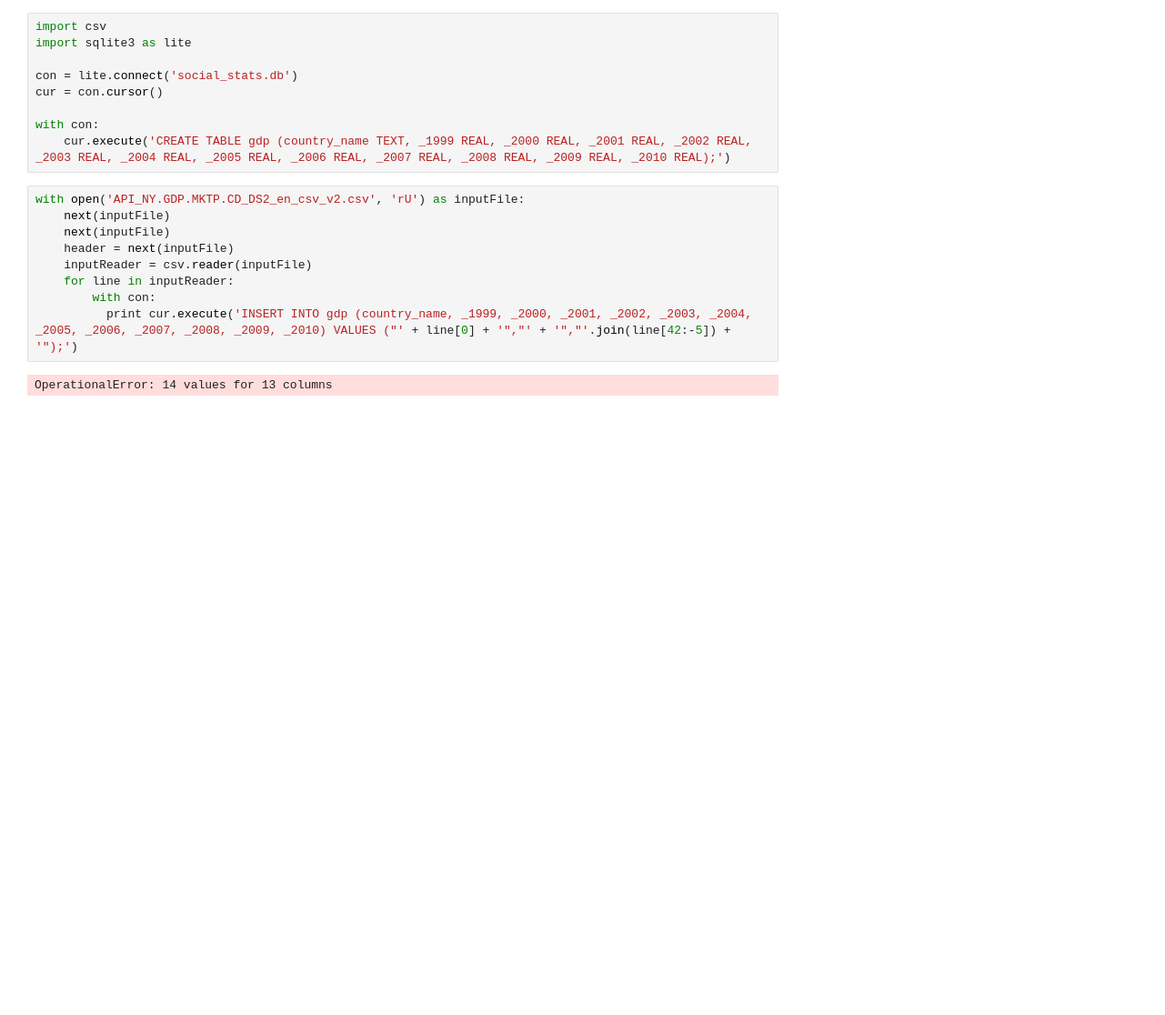
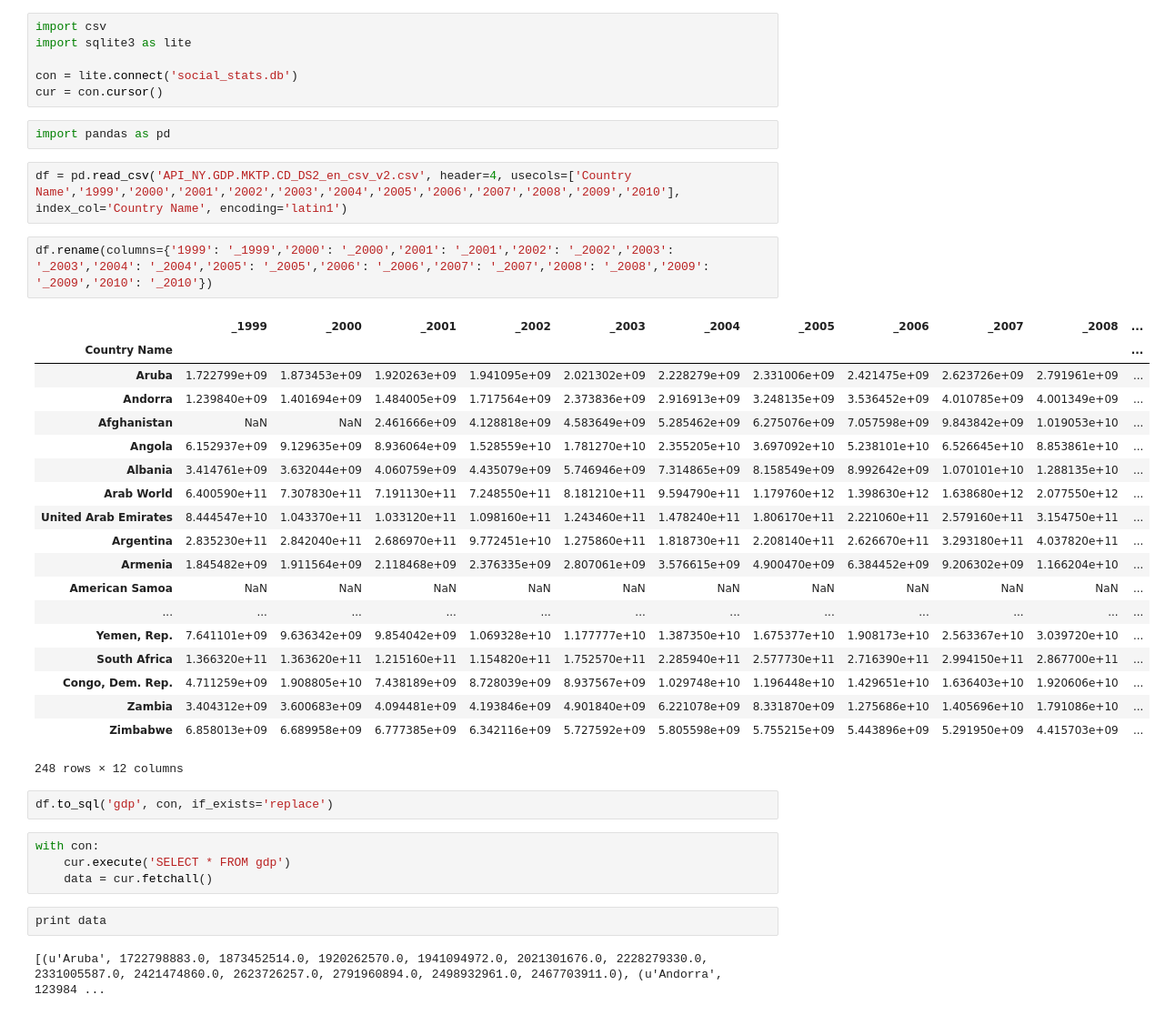
Before and after one commit to AschHarwood/Thinkful4, a Jupyter notebook: World Bank GDP.ipynb, the cells around one changed output. Shown at 91% size. Cells and saved outputs as stored; diff of their text form; blank space fills up the shorter version.

```diff
--- a/World Bank GDP.ipynb
+++ b/World Bank GDP.ipynb
@@ -4,17 +4,39 @@ import sqlite3 as lite
 
 con = lite.connect('social_stats.db')
 cur = con.cursor()
-
-with con:
-    cur.execute('CREATE TABLE gdp (country_name TEXT, _1999 REAL, _2000 REAL, _2001 REAL, _2002 REAL, _2003 REAL, _2004 REAL, _2005 REAL, _2006 REAL, _2007 REAL, _2008 REAL, _2009 REAL, _2010 REAL);')
-# %%
-with open('API_NY.GDP.MKTP.CD_DS2_en_csv_v2.csv', 'rU') as inputFile:
-    next(inputFile)
-    next(inputFile)
-    header = next(inputFile)
-    inputReader = csv.reader(inputFile)
-    for line in inputReader:
-        with con:
-          print cur.execute('INSERT INTO gdp (country_name, _1999, _2000, _2001, _2002, _2003, _2004, _2005, _2006, _2007, _2008, _2009, _2010) VALUES ("' + line[0] + '","' + '","'.join(line[42:-5]) + '");')
-# %% [output]
-OperationalError: 14 values for 13 columns
+# %%
+import pandas as pd
+# %%
+df = pd.read_csv('API_NY.GDP.MKTP.CD_DS2_en_csv_v2.csv', header=4, usecols=['Country Name','1999','2000','2001','2002','2003','2004','2005','2006','2007','2008','2009','2010'], index_col='Country Name', encoding='latin1')
+# %%
+df.rename(columns={'1999': '_1999','2000': '_2000','2001': '_2001','2002': '_2002','2003': '_2003','2004': '_2004','2005': '_2005','2006': '_2006','2007': '_2007','2008': '_2008','2009': '_2009','2010': '_2010'})
+# %% [output]
+|  | _1999 | _2000 | _2001 | _2002 | _2003 | _2004 | _2005 | _2006 | _2007 | _2008 | ... |
+| Country Name |  |  |  |  |  |  |  |  |  |  | ... |
+| Aruba | 1.722799e+09 | 1.873453e+09 | 1.920263e+09 | 1.941095e+09 | 2.021302e+09 | 2.228279e+09 | 2.331006e+09 | 2.421475e+09 | 2.623726e+09 | 2.791961e+09 | ... |
+| Andorra | 1.239840e+09 | 1.401694e+09 | 1.484005e+09 | 1.717564e+09 | 2.373836e+09 | 2.916913e+09 | 3.248135e+09 | 3.536452e+09 | 4.010785e+09 | 4.001349e+09 | ... |
+| Afghanistan | NaN | NaN | 2.461666e+09 | 4.128818e+09 | 4.583649e+09 | 5.285462e+09 | 6.275076e+09 | 7.057598e+09 | 9.843842e+09 | 1.019053e+10 | ... |
+| Angola | 6.152937e+09 | 9.129635e+09 | 8.936064e+09 | 1.528559e+10 | 1.781270e+10 | 2.355205e+10 | 3.697092e+10 | 5.238101e+10 | 6.526645e+10 | 8.853861e+10 | ... |
+| Albania | 3.414761e+09 | 3.632044e+09 | 4.060759e+09 | 4.435079e+09 | 5.746946e+09 | 7.314865e+09 | 8.158549e+09 | 8.992642e+09 | 1.070101e+10 | 1.288135e+10 | ... |
+| Arab World | 6.400590e+11 | 7.307830e+11 | 7.191130e+11 | 7.248550e+11 | 8.181210e+11 | 9.594790e+11 | 1.179760e+12 | 1.398630e+12 | 1.638680e+12 | 2.077550e+12 | ... |
+| United Arab Emirates | 8.444547e+10 | 1.043370e+11 | 1.033120e+11 | 1.098160e+11 | 1.243460e+11 | 1.478240e+11 | 1.806170e+11 | 2.221060e+11 | 2.579160e+11 | 3.154750e+11 | ... |
+| Argentina | 2.835230e+11 | 2.842040e+11 | 2.686970e+11 | 9.772451e+10 | 1.275860e+11 | 1.818730e+11 | 2.208140e+11 | 2.626670e+11 | 3.293180e+11 | 4.037820e+11 | ... |
+| Armenia | 1.845482e+09 | 1.911564e+09 | 2.118468e+09 | 2.376335e+09 | 2.807061e+09 | 3.576615e+09 | 4.900470e+09 | 6.384452e+09 | 9.206302e+09 | 1.166204e+10 | ... |
+| American Samoa | NaN | NaN | NaN | NaN | NaN | NaN | NaN | NaN | NaN | NaN | ... |
+| ... | ... | ... | ... | ... | ... | ... | ... | ... | ... | ... | ... |
+| Yemen, Rep. | 7.641101e+09 | 9.636342e+09 | 9.854042e+09 | 1.069328e+10 | 1.177777e+10 | 1.387350e+10 | 1.675377e+10 | 1.908173e+10 | 2.563367e+10 | 3.039720e+10 | ... |
+| South Africa | 1.366320e+11 | 1.363620e+11 | 1.215160e+11 | 1.154820e+11 | 1.752570e+11 | 2.285940e+11 | 2.577730e+11 | 2.716390e+11 | 2.994150e+11 | 2.867700e+11 | ... |
+| Congo, Dem. Rep. | 4.711259e+09 | 1.908805e+10 | 7.438189e+09 | 8.728039e+09 | 8.937567e+09 | 1.029748e+10 | 1.196448e+10 | 1.429651e+10 | 1.636403e+10 | 1.920606e+10 | ... |
+| Zambia | 3.404312e+09 | 3.600683e+09 | 4.094481e+09 | 4.193846e+09 | 4.901840e+09 | 6.221078e+09 | 8.331870e+09 | 1.275686e+10 | 1.405696e+10 | 1.791086e+10 | ... |
+| Zimbabwe | 6.858013e+09 | 6.689958e+09 | 6.777385e+09 | 6.342116e+09 | 5.727592e+09 | 5.805598e+09 | 5.755215e+09 | 5.443896e+09 | 5.291950e+09 | 4.415703e+09 | ... |
+248 rows × 12 columns
+# %%
+df.to_sql('gdp', con, if_exists='replace')
+# %%
+with con:
+    cur.execute('SELECT * FROM gdp')
+    data = cur.fetchall()
+# %%
+print data
+# %% [output]
+[(u'Aruba', 1722798883.0, 1873452514.0, 1920262570.0, 1941094972.0, 2021301676.0, 2228279330.0, 2331005587.0, 2421474860.0, 2623726257.0, 2791960894.0, 2498932961.0, 2467703911.0), (u'Andorra', 123984 ...
```
Also changed, not shown: 2 other files.
